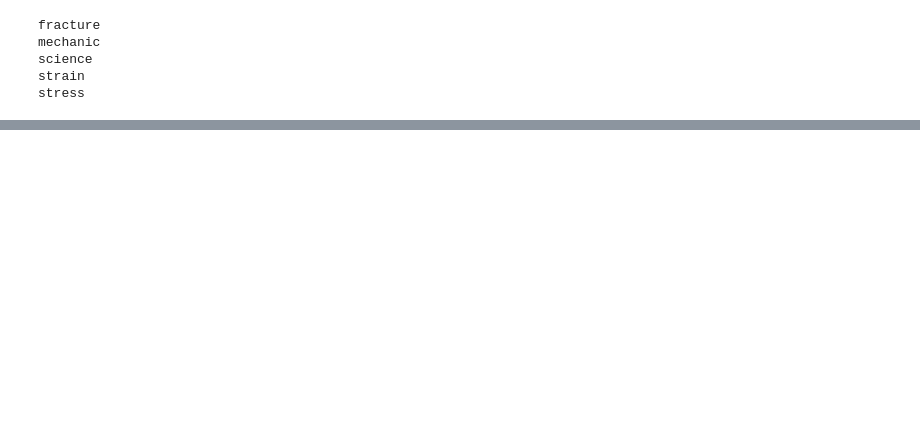
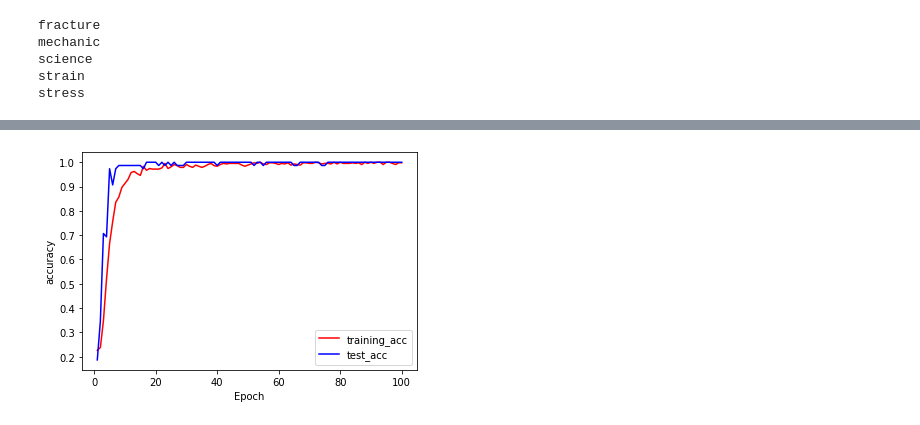
Before and after one commit to HOGEUNGOD/word_ml, a Jupyter notebook: learning.ipynb, the cells around one changed output, grey strips where cells are left out. Saved outputs shown, nothing was run; the diff lists cells and outputs as text; code cells hidden in the pictures; blank space fills up the shorter version.

```diff
--- a/learning.ipynb
+++ b/learning.ipynb
@@ -104,0 +128,9 @@ Epoch 3/20
+# %%
+plt.plot(epoch_count, training_acc, "r-")
+plt.plot(epoch_count, test_acc, "b-")
+plt.legend(["training_acc", "test_acc"])
+plt.xlabel("Epoch")
+plt.ylabel("accuracy")
+plt.savefig('./figure/acc.png',dpi=300,bbox_inches='tight')
+# %% [output]
+[figure, added]
```
Also changed, not shown: parts of 2 cells of this notebook, 6 other files.
